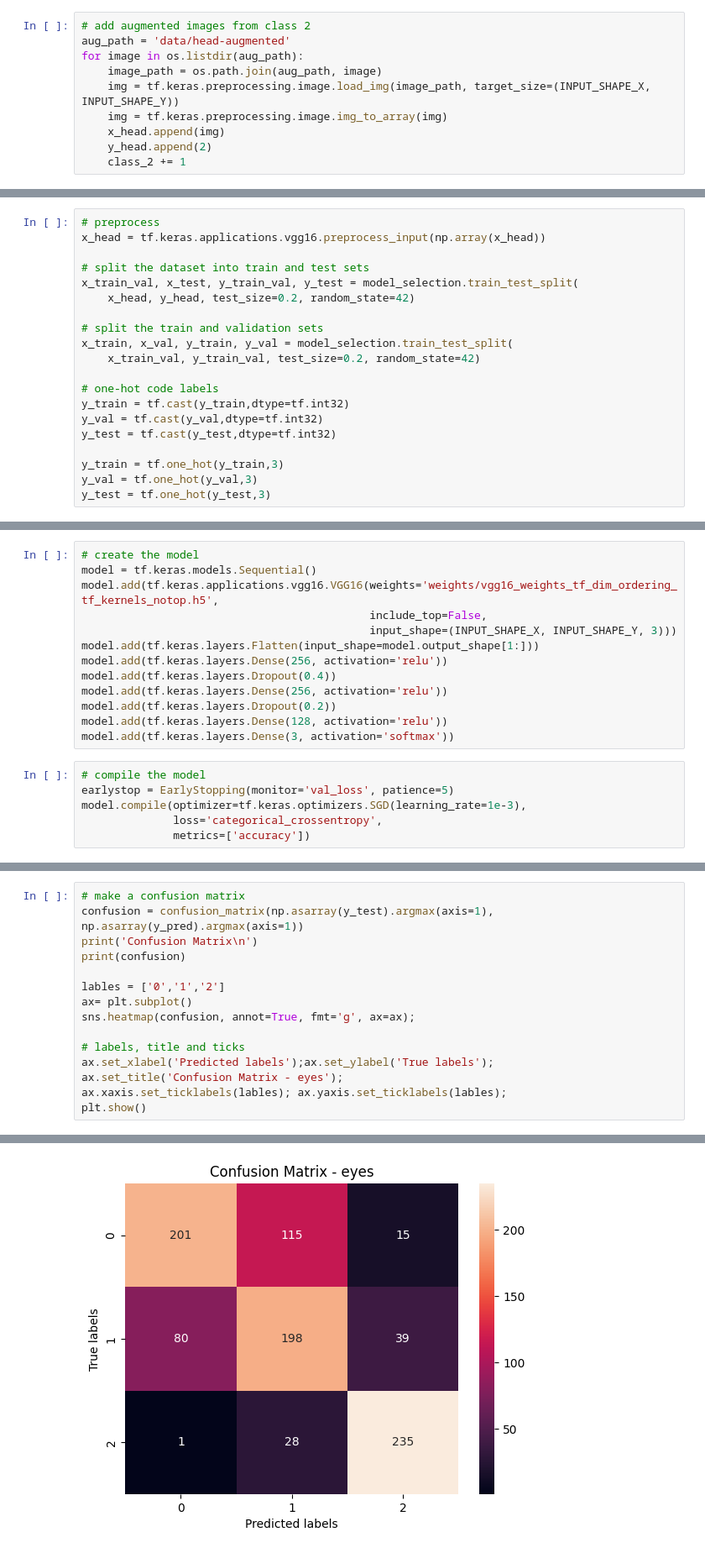
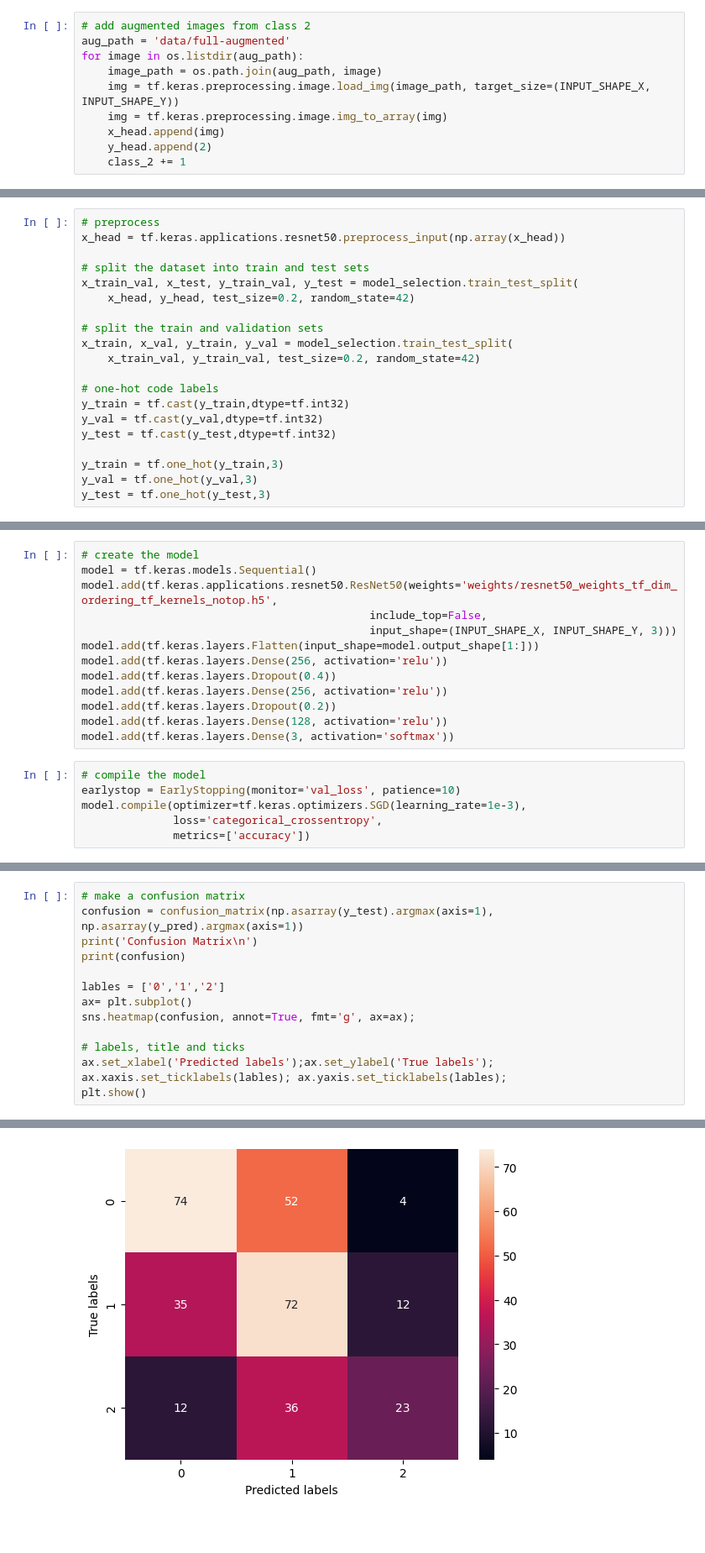
Before and after one commit to dominika01/pain-detection-cats, a Jupyter notebook: full.ipynb, the cells around one changed output, grey strips where cells are left out. Shown: that part at 84% size. Cells and saved outputs as stored; diff of their text form; blank space fills up the shorter version.

```diff
--- a/full.ipynb
+++ b/full.ipynb
@@ -102,7 +111,7 @@ for image in os.listdir(flipped_path):
     class_2 += 1
 # %%
 # add augmented images from class 2
-aug_path = 'data/head-augmented'
+aug_path = 'data/full-augmented'
 for image in os.listdir(aug_path):
     image_path = os.path.join(aug_path, image)
     img = tf.keras.preprocessing.image.load_img(image_path, target_size=(INPUT_SHAPE_X, INPUT_SHAPE_Y))
@@ -117,6 +126,6 @@ print(class_0, class_1, class_2)
 # %%
 # preprocess
-x_head = tf.keras.applications.vgg16.preprocess_input(np.array(x_head))
+x_head = tf.keras.applications.resnet50.preprocess_input(np.array(x_head))
 
 # split the dataset into train and test sets
 x_train_val, x_test, y_train_val, y_test = model_selection.train_test_split(
@@ -144,7 +146,7 @@ maxCacheSize: 5.33 GB
 # %%
 # create the model
 model = tf.keras.models.Sequential()
-model.add(tf.keras.applications.vgg16.VGG16(weights='weights/vgg16_weights_tf_dim_ordering_tf_kernels_notop.h5',
+model.add(tf.keras.applications.resnet50.ResNet50(weights='weights/resnet50_weights_tf_dim_ordering_tf_kernels_notop.h5',
                                             include_top=False,
                                             input_shape=(INPUT_SHAPE_X, INPUT_SHAPE_Y, 3)))
 model.add(tf.keras.layers.Flatten(input_shape=model.output_shape[1:]))
@@ -156,7 +158,7 @@ model.add(tf.keras.layers.Dense(128, activation='relu'))
 model.add(tf.keras.layers.Dense(3, activation='softmax'))
 # %%
 # compile the model
-earlystop = EarlyStopping(monitor='val_loss', patience=5)
+earlystop = EarlyStopping(monitor='val_loss', patience=10)
 model.compile(optimizer=tf.keras.optimizers.SGD(learning_rate=1e-3),
               loss='categorical_crossentropy',
               metrics=['accuracy'])
@@ -275,7 +276,6 @@ sns.heatmap(confusion, annot=True, fmt='g', ax=ax);
 
 # labels, title and ticks
 ax.set_xlabel('Predicted labels');ax.set_ylabel('True labels');
-ax.set_title('Confusion Matrix - eyes');
 ax.xaxis.set_ticklabels(lables); ax.yaxis.set_ticklabels(lables);
 plt.show()
 # %% [output]
@@ -287 +287 @@ Confusion Matrix
-[figure, old version]
+[figure, new version]
```
Also changed, not shown: parts of 11 cells of this notebook.
